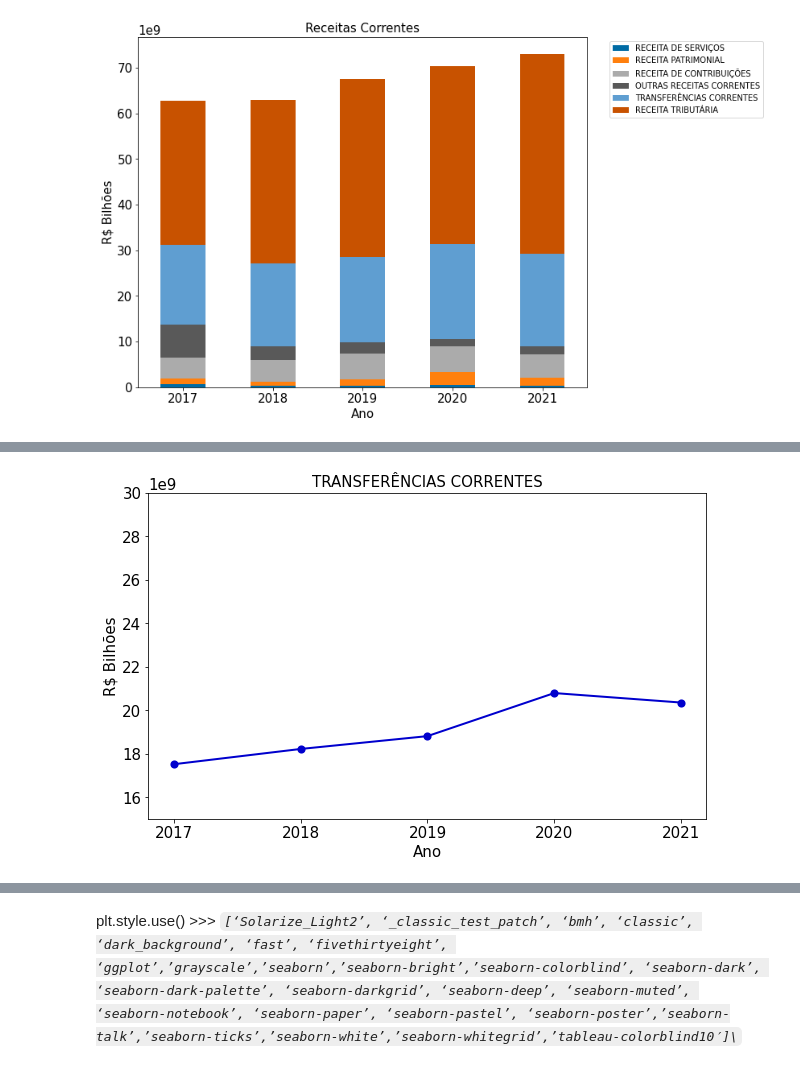
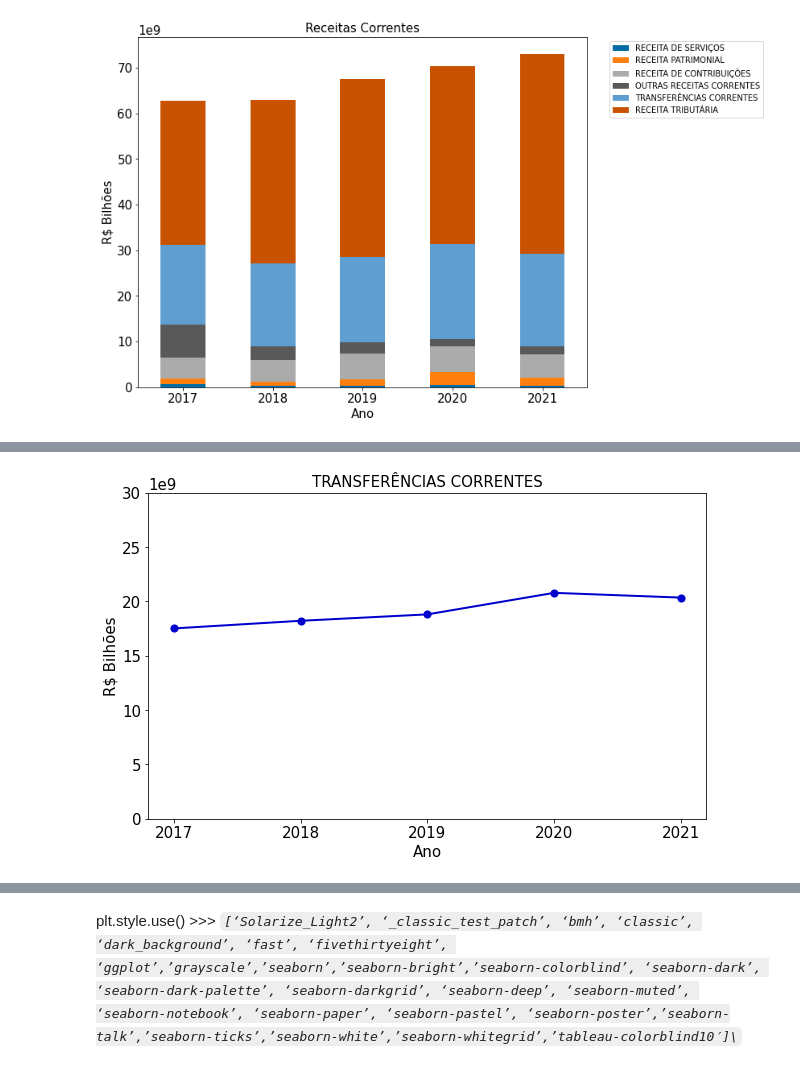
Before and after one commit to carolfazani/orcamento_sp, a Jupyter notebook: Preparando_os_dados.ipynb, the cells around one changed output, grey strips where cells are left out. Saved outputs shown, nothing was run; the diff lists cells and outputs as text; code cells hidden in the pictures.

```diff
--- a/Preparando_os_dados.ipynb
+++ b/Preparando_os_dados.ipynb
@@ -722,35 +721,35 @@ plt.title('TRANSFERÊNCIAS CORRENTES')
 '''
 Plotando o gráfico escolhendo o estilo de linha com linestyle e a expessura da mesma com linewidth
 '''
 plt.plot(querycorrente['TRANSFERÊNCIAS CORRENTES'], linestyle= '-', linewidth = 2, color = "mediumblue")
 '''
 Escolhendo o valor inicial e final do eixo y
 '''
-plt.ylim(15e9, 30e9)
+plt.ylim(0e9, 30e9)
 
 #plt.grid()
 
 '''
 Colocando pontos e legendas nos valores
 '''
 plt.scatter(querycorrente['TRANSFERÊNCIAS CORRENTES'].index, querycorrente['TRANSFERÊNCIAS CORRENTES'], label = "Receitas Tributárias", color = "mediumblue", marker = ".", s =
 150, linewidths=2)
 
 
 '''
 Rotulando os eixos y e x
 '''
 plt.ylabel('R$ Bilhões')
 plt.xlabel('Ano')
 
 '''
 Colocando os valores na notação cientifica de 10^9
 '''
 plt.ticklabel_format(style='sci',axis='y',scilimits=(9,9))
 
 plt.savefig('grafico7.png', transparent = True)
 # %% [output]
-[figure, old version]
+[figure, new version]
 # %%
 querycorrente2 = querycorrente.T
 querycorrente2 = querycorrente2.drop('RECEITA TRIBUTÁRIA')
```
Also changed, not shown: parts of 6 cells of this notebook.
